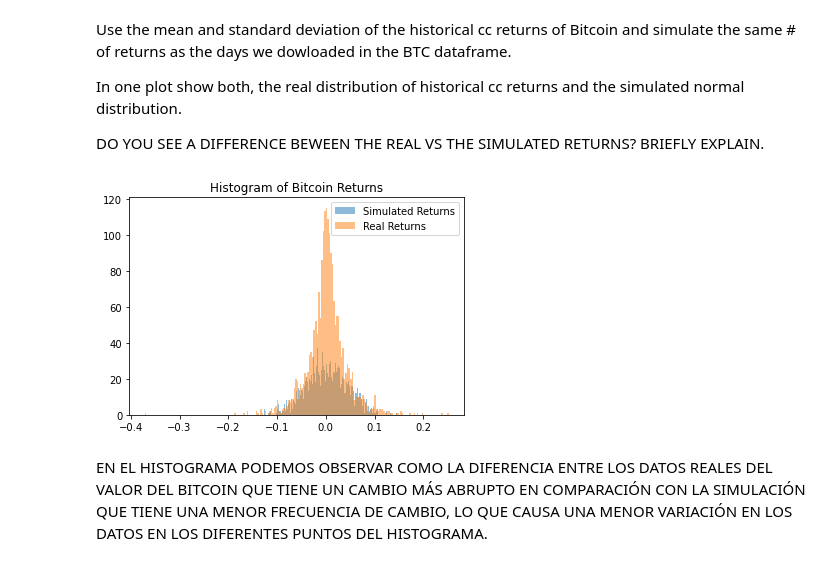
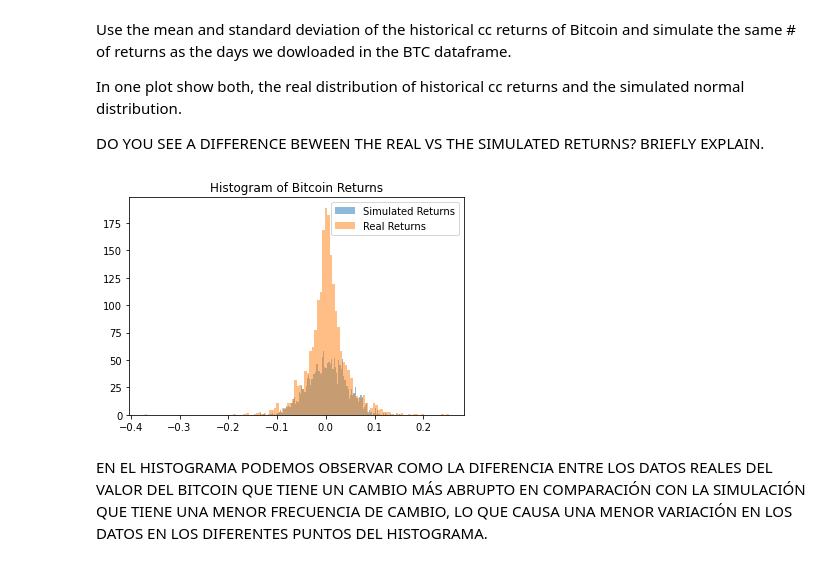
Before and after one commit to Oscar19260/Estad-stica_TC3006C, a Jupyter notebook: Workshop1.ipynb, the cells around one changed output. Cells and saved outputs as stored; diff of their text form; code cells hidden in the pictures.

```diff
--- a/CHALLENGES Workshop1.ipynb
+++ b/Workshop1.ipynb
@@ -290,16 +290,16 @@ DO YOU SEE A DIFFERENCE BEWEEN THE REAL VS THE SIMULATED RETURNS? BRIEFLY EXPLAI
 # %%
 from matplotlib import pyplot as plt
 
 x = pd.DataFrame(BTC[["R"]]).to_numpy()
 y = np.random.normal(loc=BTC["R"].mean(), scale=BTC["R"].std(), size=len(BTC))
-bins = 200
+bins = 120
 
 plt.hist(y, bins, alpha=0.5, label="Simulated Returns")
 plt.hist(x, bins, alpha=0.5, label="Real Returns")
 plt.legend(loc='upper right')
 plt.title("Histogram of Bitcoin Returns")
 plt.show()
 # %% [output]
-[figure, old version]
+[figure, new version]
 # %% [markdown]
 EN EL HISTOGRAMA PODEMOS OBSERVAR COMO LA DIFERENCIA ENTRE LOS DATOS REALES DEL VALOR DEL BITCOIN QUE TIENE UN CAMBIO MÁS ABRUPTO EN COMPARACIÓN CON LA SIMULACIÓN QUE TIENE UNA MENOR FRECUENCIA DE CAMBIO, LO QUE CAUSA UNA MENOR VARIACIÓN EN LOS DATOS EN LOS DIFERENTES PUNTOS DEL HISTOGRAMA.
```
Also changed, not shown: parts of 4 cells of this notebook, 1 other file.
